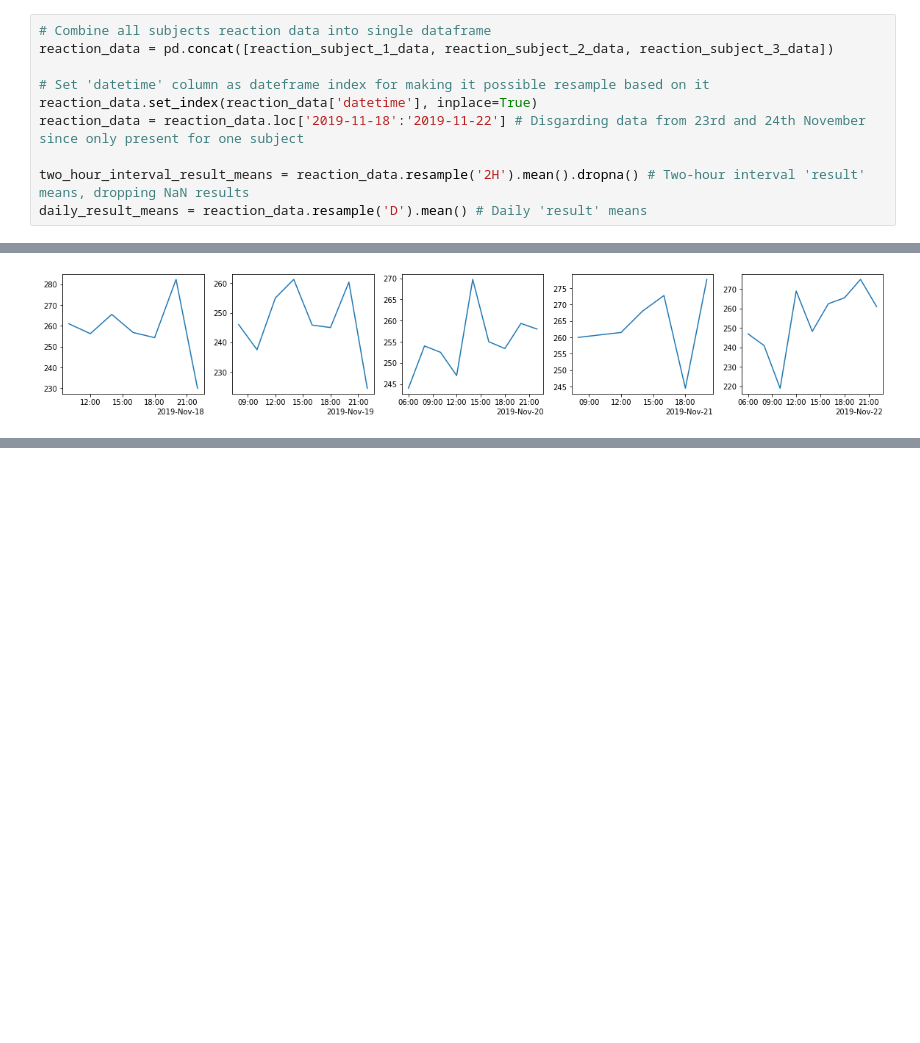
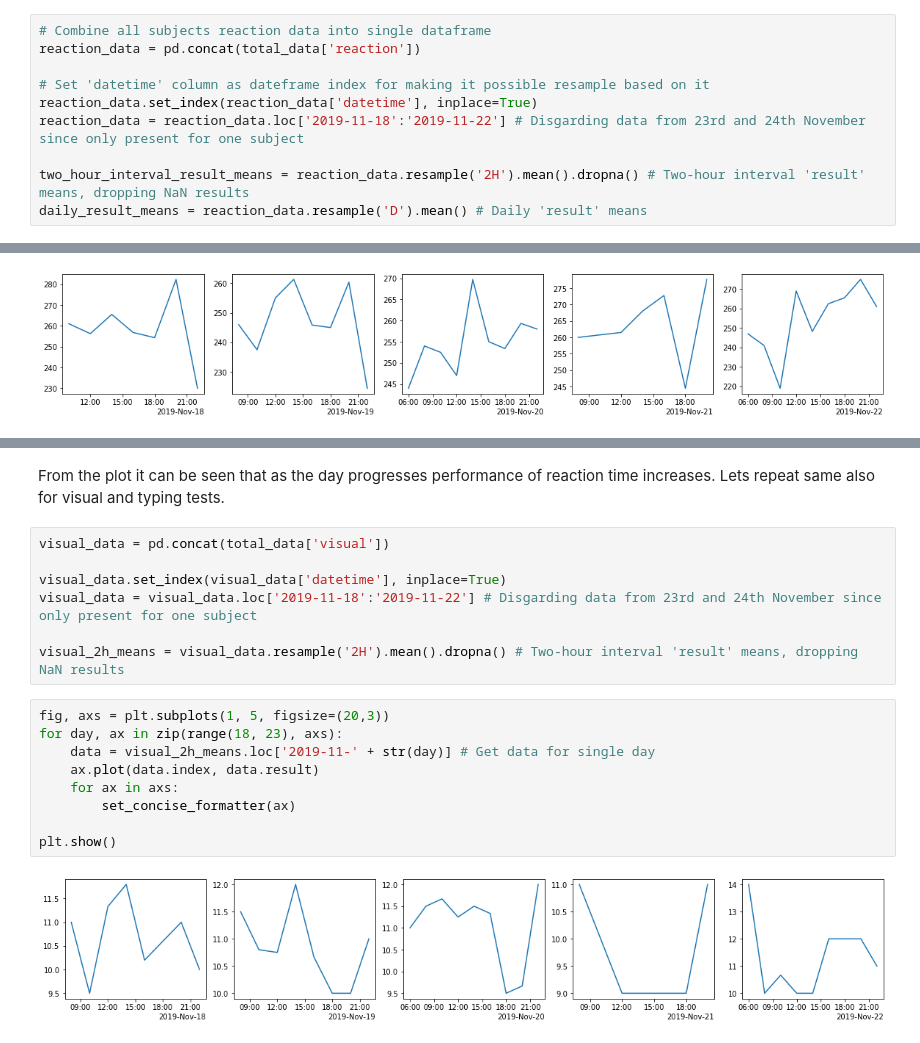
Before and after one commit to kaareltinn/icns-project, a Jupyter notebook: project.ipynb, the cells around one changed output, grey strips where cells are left out. Cells and saved outputs as stored; diff of their text form; blank space fills up the shorter version.

```diff
--- a/project.ipynb
+++ b/project.ipynb
@@ -127,7 +127,7 @@ plt.show()
 First, let's have look at two-hour interval average performance of **reaction** time test of all the subjects.
 # %%
 # Combine all subjects reaction data into single dataframe
-reaction_data = pd.concat([reaction_subject_1_data, reaction_subject_2_data, reaction_subject_3_data])
+reaction_data = pd.concat(total_data['reaction'])
 
 # Set 'datetime' column as dateframe index for making it possible resample based on it
 reaction_data.set_index(reaction_data['datetime'], inplace=True)
@@ -176,3 +176,23 @@ set_concise_formatter(ax)
 plt.show()
 # %% [output]
 [figure]
+# %% [markdown]
+From the plot it can be seen that as the day progresses performance of reaction time increases. Lets repeat same also for visual and typing tests.
+# %%
+visual_data = pd.concat(total_data['visual'])
+
+visual_data.set_index(visual_data['datetime'], inplace=True)
+visual_data = visual_data.loc['2019-11-18':'2019-11-22'] # Disgarding data from 23rd and 24th November since only present for one subject
+
+visual_2h_means = visual_data.resample('2H').mean().dropna() # Two-hour interval 'result' means, dropping NaN results
+# %%
+fig, axs = plt.subplots(1, 5, figsize=(20,3))
+for day, ax in zip(range(18, 23), axs):
+    data = visual_2h_means.loc['2019-11-' + str(day)] # Get data for single day
+    ax.plot(data.index, data.result)
+    for ax in axs:
+        set_concise_formatter(ax)
+
+plt.show()
+# %% [output]
+[figure, added]
```
Also changed, not shown: parts of 14 cells of this notebook, 1 other file.
